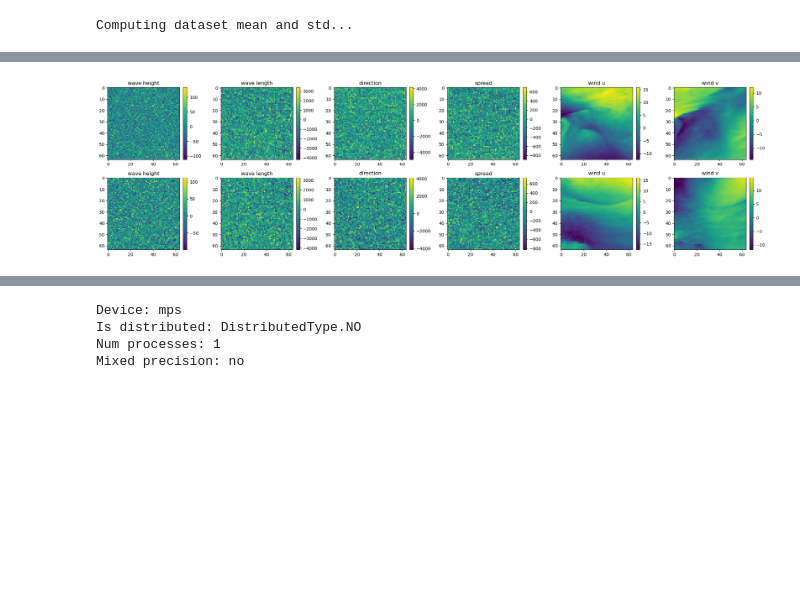
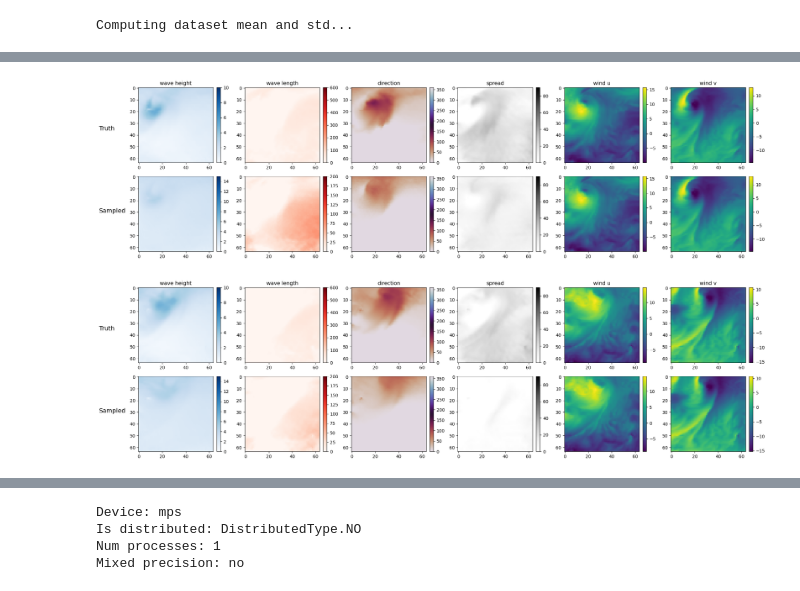
Before and after one commit to jiarong-wu/smalldiffusion, a Jupyter notebook: examples/wavediff.ipynb, the cells around one changed output, grey strips where cells are left out. Drawn from its saved outputs; the diff is of its cells as text; code cells hidden in the pictures; blank space fills up the shorter version.

Commit message:
Analyzing samples.

```diff
--- a/examples/wavediff.ipynb
+++ b/examples/wavediff.ipynb
@@ -29,16 +29,11 @@ from smalldiffusion.diffusion import ScheduleLogLinear
 from accelerate import Accelerator
 a = Accelerator()
 
-train = npyData('train/wave.npy', 'train/forcing.npy', 'train/mask.npy', compute_stats=True)
-test = npyData('test/wave.npy', 'test/forcing.npy', 'test/mask.npy', compute_stats=False,
+train = npyData('../datasets/train/wave.npy', '../datasets/train/forcing.npy', '../datasets/train/mask.npy', compute_stats=True)
+test = npyData('../datasets/test/wave.npy', '../datasets/test/forcing.npy', '../datasets/test/mask.npy', compute_stats=False,
                meanx=train.meanx, stdx=train.stdx, meanf=train.meanf, stdf=train.stdf)
 
 loader = DataLoader(train, batch_size=8, shuffle=True)
 schedule = ScheduleLogLinear(sigma_min=0.01, sigma_max=20, N=80)
 # %% [output]
 Computing dataset mean and std...
-# %%
-from matplotlib import pyplot as plt
-loader_iter = iter(loader)
-x, f = next(loader_iter)
-plt.imshow(x[0,0].numpy()); plt.show()
@@ -47,5 +39,0 @@ plt.imshow(x[0,0].numpy()); plt.show()
-# %%
-from smalldiffusion.diffusion import generate_train_sample
-x, f = next(loader_iter)
-x0 = [x, f]
-x0, sigma, eps, cond = generate_train_sample(x0, schedule, conditional=True)
@@ -72,7 +39,0 @@ tensor([[[[1.6284e-01]]],
-# %%
-fig, axes = plt.subplots(4, 4, figsize=(12,12))
-for i in range(4):
-    axes[i,0].imshow(x0[i,0])
-    axes[i,1].imshow(x0[i,0] + eps[i,0]*sigma[i][0])
-    axes[i,2].imshow(x0[i,1])
-    axes[i,3].imshow(x0[i,1] + eps[i,1]*sigma[i][0])
@@ -85,26 +51,38 @@ optimizer = torch.optim.AdamW(model.parameters(), lr=0.001)
 model, optimizer, loader = a.prepare(model, optimizer, loader)
 # %%
-def plot_sample(x, f):
-    n = x.shape[0]
-    fig, axes = plt.subplots(n, 6, figsize=[22, 3*n], dpi=100)
+def plot_sample(x, x_true, f):
+    fig, axes = plt.subplots(2, 6, figsize=[22, 6], dpi=100)
     titles = ['wave height','wave length','direction','spread','wind u','wind v']
-    for i in range(n):
-        imgs = [
-            axes[i, 0].imshow(x[i,0]),
-            axes[i, 1].imshow(x[i,1]),
-            axes[i, 2].imshow(x[i,2]),
-            axes[i, 3].imshow(x[i,3]),
-            axes[i, 4].imshow(f[i,0]),
-            axes[i, 5].imshow(f[i,1]),
-        ]
-        for j in range(6):
-            axes[i,j].set_title(titles[j])
-            fig.colorbar(imgs[j], ax=axes[i,j], fraction=0.046, pad=0.04)
-    plt.tight_layout()
+    imgs = [
+        axes[0, 0].imshow(x_true[0], vmin=0, vmax=10, cmap='Blues'),
+        axes[0, 1].imshow(x_true[1], vmin=0, vmax=600, cmap='Reds'),
+        axes[0, 2].imshow(x_true[2], vmin=0, vmax=360, cmap='twilight_r'),
+        axes[0, 3].imshow(x_true[3], vmin=0, vmax=90, cmap='Grays'),
+        axes[0, 4].imshow(f[0]),
+        axes[0, 5].imshow(f[1]),
+    ]
+    imgs_sample =[
+        axes[1, 0].imshow(x[0], vmin=0, vmax=15, cmap='Blues'),
+        axes[1, 1].imshow(x[1], vmin=0, vmax=200, cmap='Reds'),
+        axes[1, 2].imshow(x[2], vmin=0, vmax=360, cmap='twilight_r'),
+        axes[1, 3].imshow(x[3], vmin=0, vmax=90, cmap='Grays'),
+        axes[1, 4].imshow(f[0]),
+        axes[1, 5].imshow(f[1]),
+    ]
+    for j in range(6):
+        axes[0,j].set_title(titles[j])
+        fig.colorbar(imgs[j], ax=axes[0,j], fraction=0.046, pad=0.04)
+        fig.colorbar(imgs_sample[j], ax=axes[1,j], fraction=0.046, pad=0.04)
+
+    fig.text(0.02, 0.72, "Truth", va='center', ha='left', fontsize=14)
+    fig.text(0.02, 0.28, "Sampled",     va='center', ha='left', fontsize=14)
+
+    plt.tight_layout(rect=[0.06, 0, 1, 1])  # leave room on the left for text
     return fig
 
 from smalldiffusion.diffusion import samples
+
+loader_test = DataLoader(test, batch_size=2, shuffle=True)
+loader_iter = iter(loader_test)
 x, f = next(loader_iter)
 *xt, x0 = samples(model, schedule.sample_sigmas(20), gam=1.6, batchsize=2, accelerator=a, cond=f[:2])
-# %% [output]
-[figure, removed]
@@ -110,0 +91,10 @@ x, f = next(loader_iter)
+# %%
+x0_ = train.inv_tf_x(x0)
+x_ = train.inv_tf_x(x)
+f_ = train.inv_tf_f(f)
+for i in range(2):
+    fig = plot_sample(x0_.detach().cpu().numpy()[i], x_.detach().cpu().numpy()[i], f_.detach().cpu().numpy()[i])
+    fig.savefig('../run/results/' + f'sample{i}.png')
+# %% [output]
+[figure, added]
+[figure, added]
```
Also changed, not shown: parts of 8 cells of this notebook, 2 other files.
